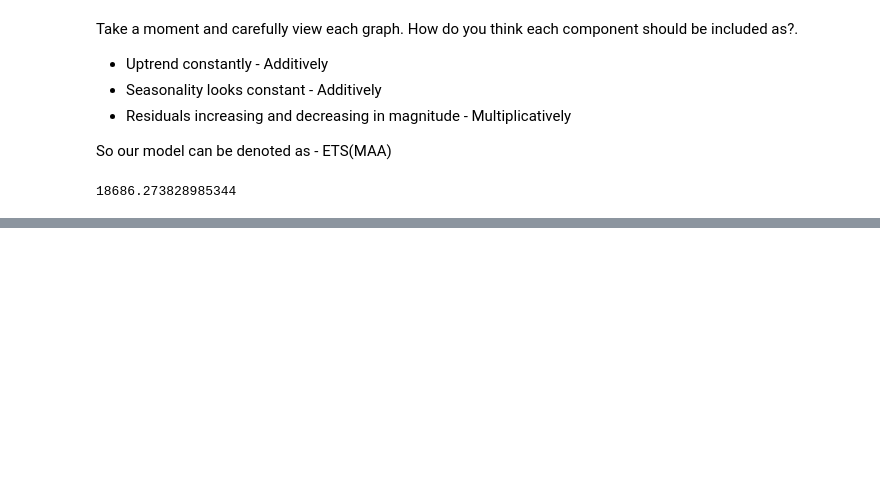
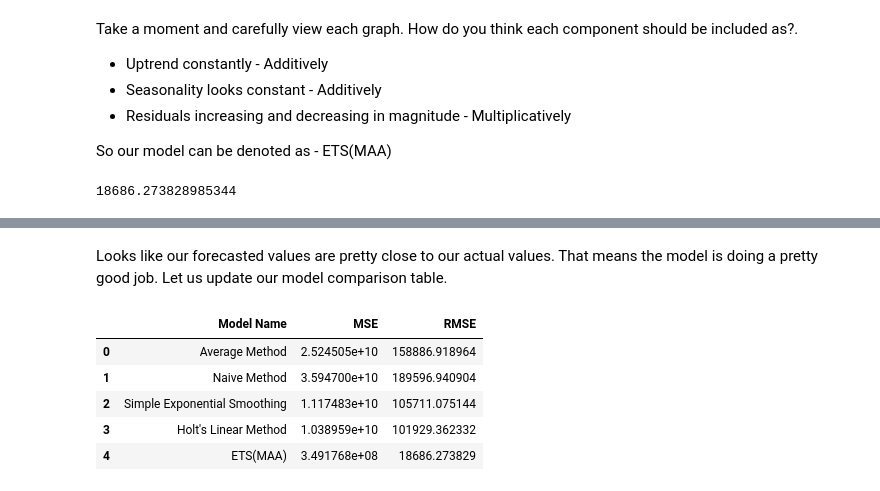
Before and after one commit to hamzajabbarr/time_series_forecasting_example, a Jupyter notebook: Time_series.ipynb, the cells around one changed output, grey strips where cells are left out. Cells and saved outputs as stored; diff of their text form; code cells hidden in the pictures; blank space fills up the shorter version.

```diff
--- a/Time_series.ipynb
+++ b/Time_series.ipynb
@@ -468,0 +486,12 @@ See how our error value drops drastically.
+# %% [markdown]
+Looks like our forecasted values are pretty close to our actual values. That means the model is doing a pretty good job. Let us update our model comparison table.
+# %%
+model_comparison = model_comparison.append({'Model Name':'ETS(MAA)', 'MSE': hws_mse, 'RMSE': hws_rmse }, ignore_index = True)
+model_comparison
+# %% [output]
+|  | Model Name | MSE | RMSE |
+| 0 | Average Method | 2.524505e+10 | 158886.918964 |
+| 1 | Naive Method | 3.594700e+10 | 189596.940904 |
+| 2 | Simple Exponential Smoothing | 1.117483e+10 | 105711.075144 |
+| 3 | Holt's Linear Method | 1.038959e+10 | 101929.362332 |
+| 4 | ETS(MAA) | 3.491768e+08 | 18686.273829 |
```
Also changed, not shown: parts of 4 cells of this notebook.
